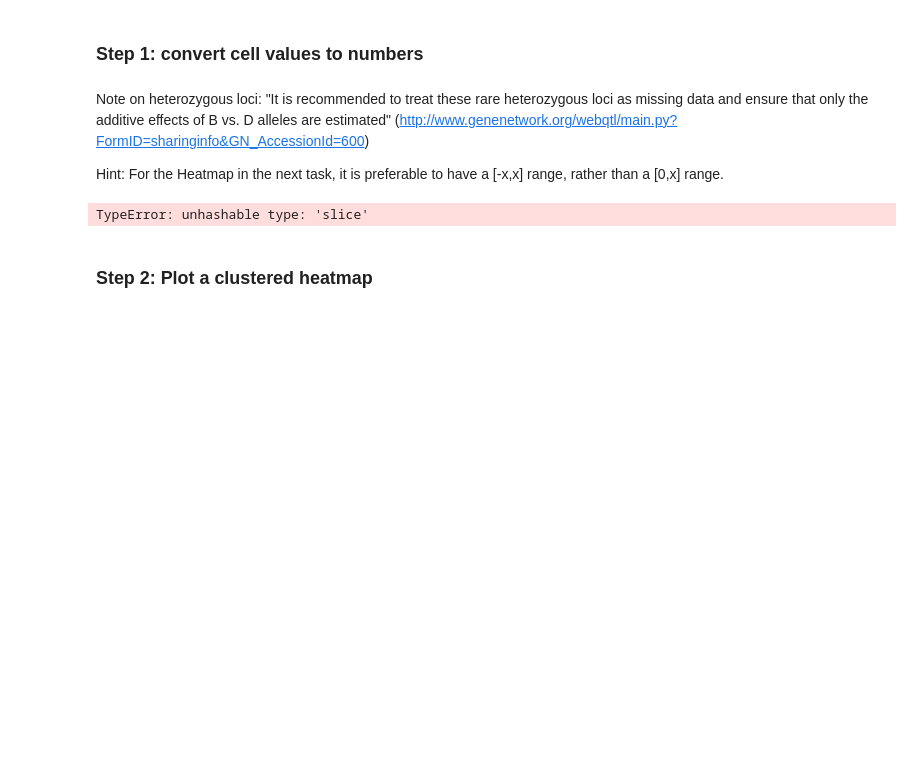
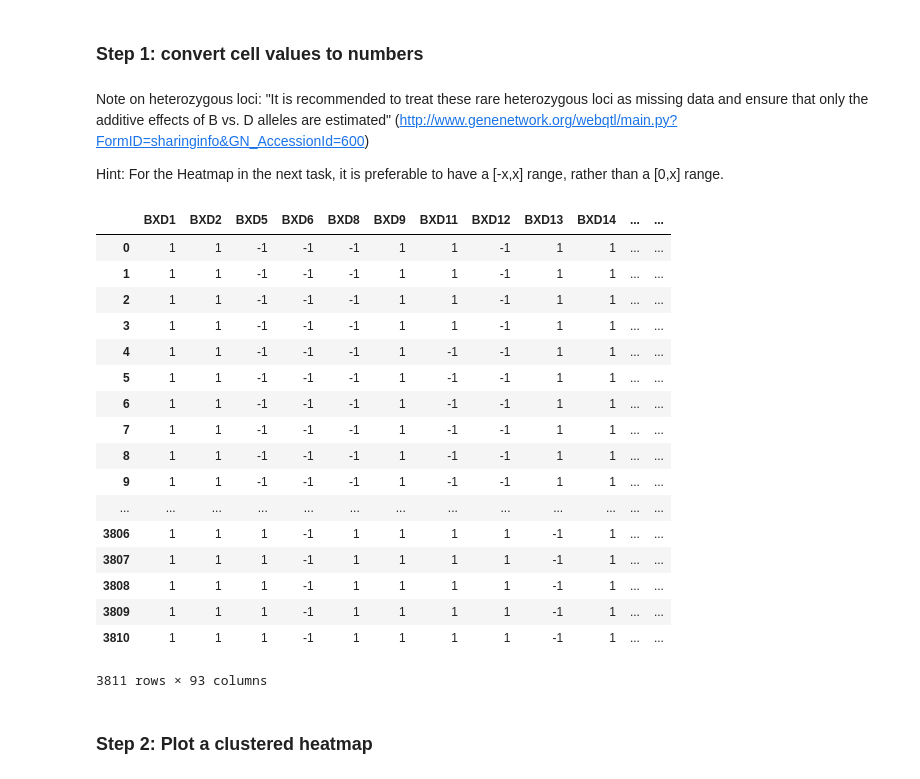
Before and after one commit to Osrip/Integrated_Bioinformatics, a Jupyter notebook: IntegratedBioinformatics/notebooks/Day2_Exploratory_Analysis.ipynb, the cells around one changed output. Drawn from its saved outputs; the diff is of its cells as text; code cells hidden in the pictures; blank space fills up the shorter version.

```diff
--- a/IntegratedBioinformatics/notebooks/Day2_Exploratory_Analysis.ipynb
+++ b/IntegratedBioinformatics/notebooks/Day2_Exploratory_Analysis.ipynb
@@ -120,10 +120,28 @@ Hint: For the Heatmap in the next task, it is preferable to have a [-x,x] range,
 # %%
 
 geno_num_part = geno.iloc[:,4:].applymap({'B':1, 'D': -1, 'H':0, 'U':0}.get)
-geno_num = geno
-geno_num[:,4:] = geno_num_part
+geno_num_part
+#geno_num = geno
+#geno_num[:,4:] = geno_num_part
 # %% [output]
+|  | BXD1 | BXD2 | BXD5 | BXD6 | BXD8 | BXD9 | BXD11 | BXD12 | BXD13 | BXD14 | ... | ... |
+| 0 | 1 | 1 | -1 | -1 | -1 | 1 | 1 | -1 | 1 | 1 | ... | ... |
+| 1 | 1 | 1 | -1 | -1 | -1 | 1 | 1 | -1 | 1 | 1 | ... | ... |
+| 2 | 1 | 1 | -1 | -1 | -1 | 1 | 1 | -1 | 1 | 1 | ... | ... |
+| 3 | 1 | 1 | -1 | -1 | -1 | 1 | 1 | -1 | 1 | 1 | ... | ... |
+| 4 | 1 | 1 | -1 | -1 | -1 | 1 | -1 | -1 | 1 | 1 | ... | ... |
+| 5 | 1 | 1 | -1 | -1 | -1 | 1 | -1 | -1 | 1 | 1 | ... | ... |
+| 6 | 1 | 1 | -1 | -1 | -1 | 1 | -1 | -1 | 1 | 1 | ... | ... |
+| 7 | 1 | 1 | -1 | -1 | -1 | 1 | -1 | -1 | 1 | 1 | ... | ... |
+| 8 | 1 | 1 | -1 | -1 | -1 | 1 | -1 | -1 | 1 | 1 | ... | ... |
+| 9 | 1 | 1 | -1 | -1 | -1 | 1 | -1 | -1 | 1 | 1 | ... | ... |
+| ... | ... | ... | ... | ... | ... | ... | ... | ... | ... | ... | ... | ... |
+| 3806 | 1 | 1 | 1 | -1 | 1 | 1 | 1 | 1 | -1 | 1 | ... | ... |
+| 3807 | 1 | 1 | 1 | -1 | 1 | 1 | 1 | 1 | -1 | 1 | ... | ... |
+| 3808 | 1 | 1 | 1 | -1 | 1 | 1 | 1 | 1 | -1 | 1 | ... | ... |
+| 3809 | 1 | 1 | 1 | -1 | 1 | 1 | 1 | 1 | -1 | 1 | ... | ... |
+| 3810 | 1 | 1 | 1 | -1 | 1 | 1 | 1 | 1 | -1 | 1 | ... | ... |
-TypeError: unhashable type: 'slice'
+3811 rows × 93 columns
 # %% [markdown]
 ### Step 2: Plot a clustered heatmap
 # %% [markdown]
```
Also changed, not shown: 5 other files.
